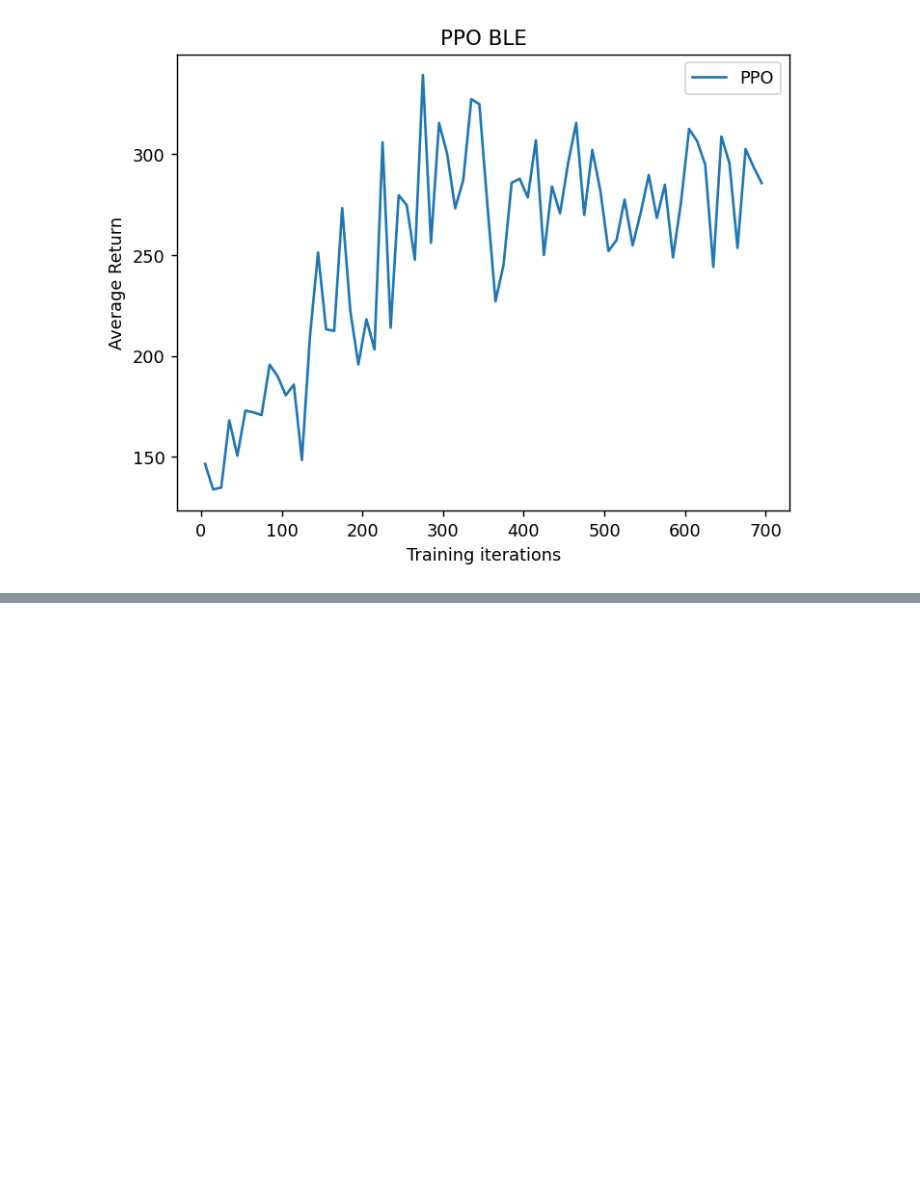
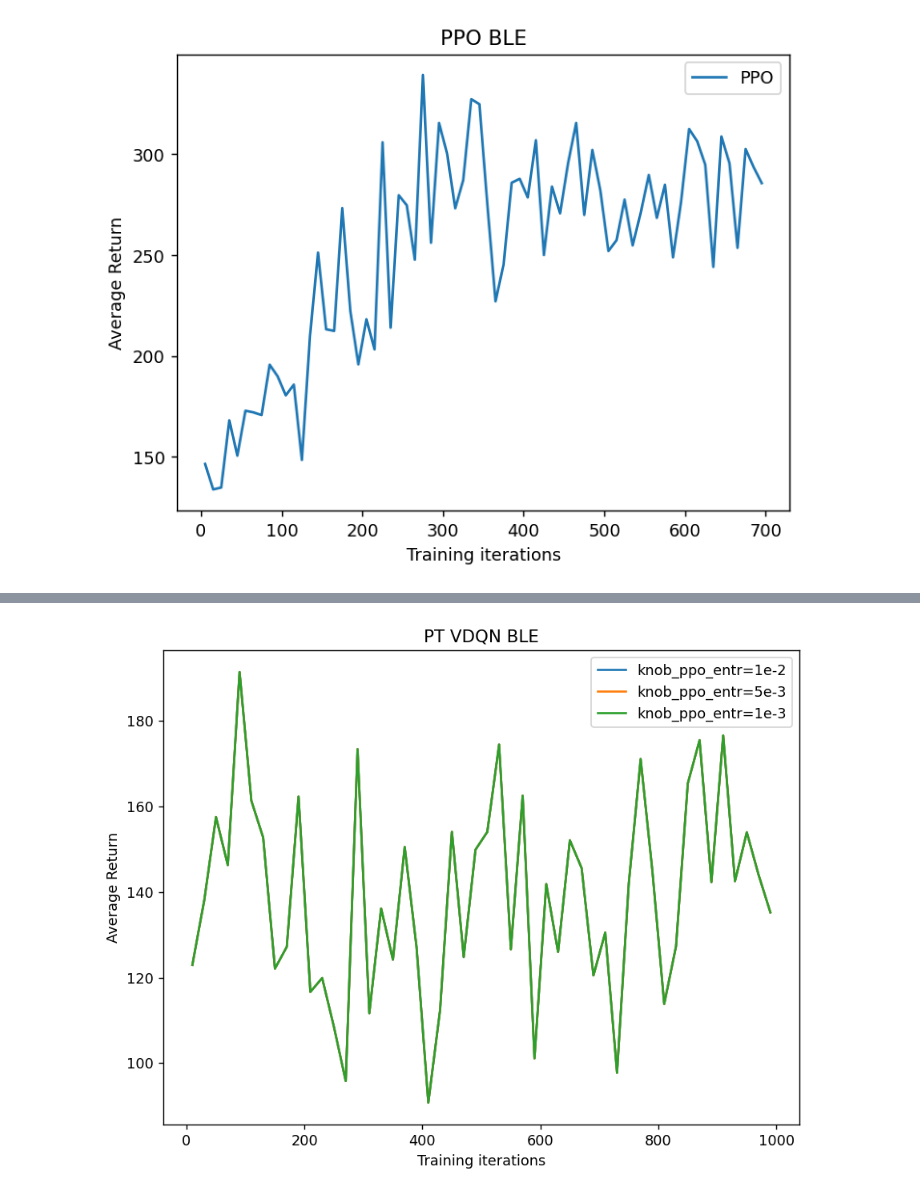
Before and after one commit to spcorum/student_balloon, a Jupyter notebook: plots_milestone.ipynb, the cells around one changed output, grey strips where cells are left out. Saved outputs shown, nothing was run; the diff lists cells and outputs as text; code cells hidden in the pictures; blank space fills up the shorter version.

```diff
--- a/plots_milestone.ipynb
+++ b/plots_milestone.ipynb
@@ -459,0 +484,20 @@ plt.show()
+# %%
+tdata = {
+    'knob_ppo_entr=1e-2': np.load('results/knob_ppo_entr=1e-2/train_rewards_200.npy', allow_pickle=True),
+    'knob_ppo_entr=5e-3': np.load('results/knob_ppo_entr=5e-3/train_rewards_200.npy', allow_pickle=True),
+    'knob_ppo_entr=1e-3': np.load('results/knob_ppo_entr=1e-3/train_rewards_200.npy', allow_pickle=True),
+}
+smoothness = 20
+plt.figure(dpi=128, figsize=(8,6))
+for k, v in tdata.items():
+    ep_returns = v.reshape(-1, 1).mean(-1)
+    ep_returns_smooth = ep_returns.reshape(-1, smoothness).mean(-1)
+    s = smoothness
+    plt.plot(range(s//2,s//2+len(ep_returns_smooth)*s,s), ep_returns_smooth, label=k)
+plt.title('PT VDQN BLE')
+plt.xlabel('Training iterations')
+plt.ylabel('Average Return')
+plt.legend()
+plt.show()
+# %% [output]
+[figure, added]
```
Also changed, not shown: parts of 2 cells of this notebook, 16 other files.
